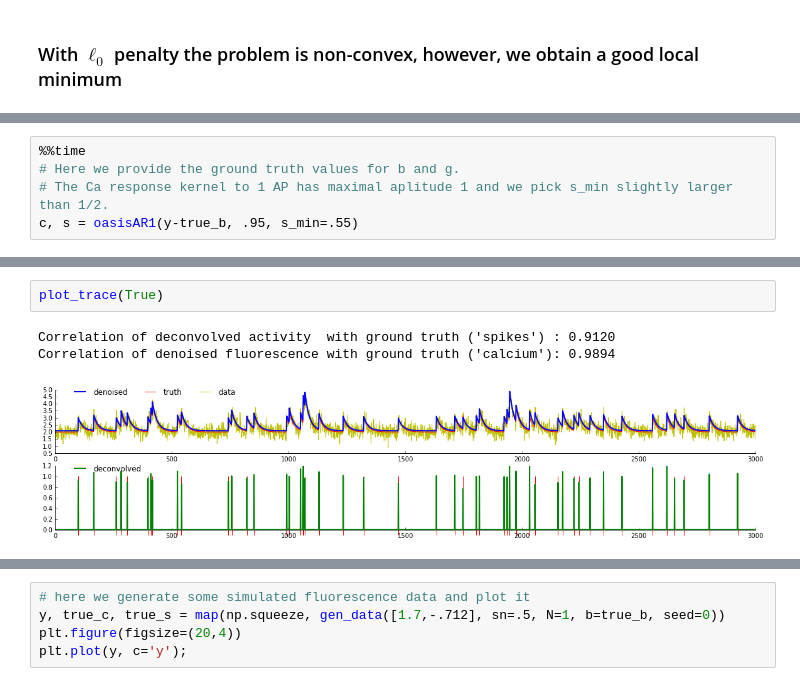
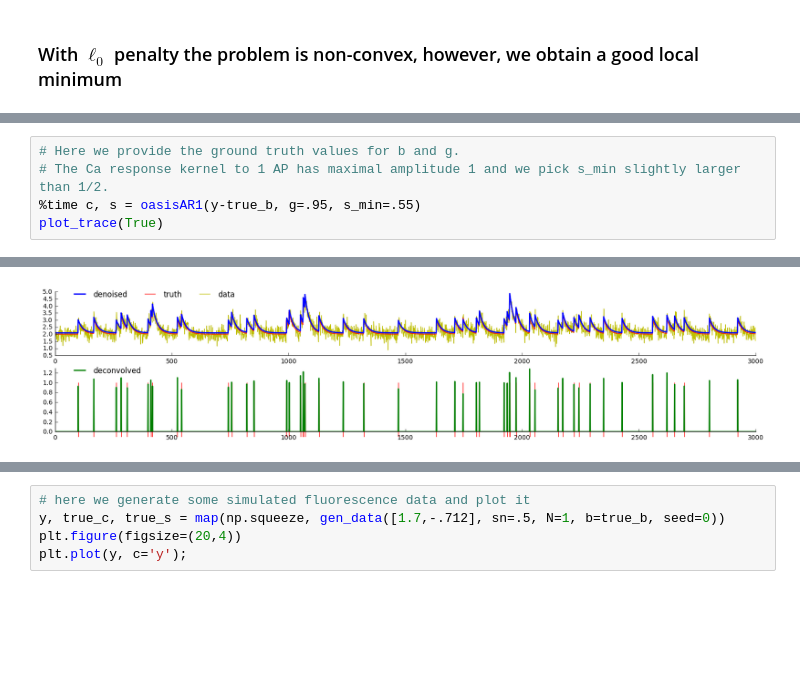
Before and after one commit to j-friedrich/OASIS, a Jupyter notebook: examples/Demo.ipynb, the cells around one changed output, grey strips where cells are left out. Saved outputs shown, nothing was run; the diff lists cells and outputs as text; blank space fills up the shorter version.

```diff
--- a/examples/Demo.ipynb
+++ b/examples/Demo.ipynb
@@ -81,6 +76,6 @@ Correlation of denoised fluorescence with ground truth ('calcium'): 0.9815
 # %%
-%%time
 # Here we provide the ground truth values for b and g.
-# The Ca response kernel to 1 AP has maximal aplitude 1 and we pick s_min slightly larger than 1/2.
-c, s = oasisAR1(y-true_b, .95, s_min=.55)
+# The Ca response kernel to 1 AP has maximal amplitude 1 and we pick s_min slightly larger than 1/2.
+%time c, s = oasisAR1(y-true_b, g=.95, s_min=.55)
+plot_trace(True)
 # %% [output]
@@ -89,6 +86 @@ Wall time: 4.02 ms
+[figure, added]
-# %%
-plot_trace(True)
-# %% [output]
-Correlation of deconvolved activity  with ground truth ('spikes') : 0.9120
-Correlation of denoised fluorescence with ground truth ('calcium'): 0.9894
-[figure, removed]
```
Also changed, not shown: parts of 24 cells of this notebook, 9 other files.
